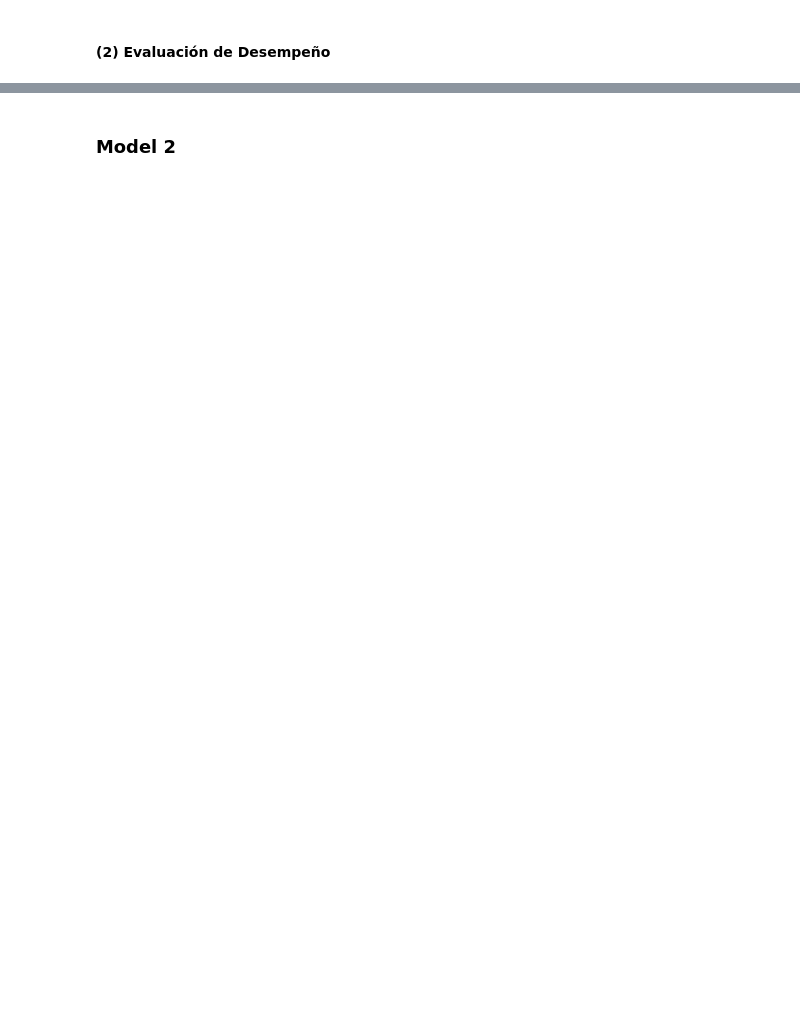
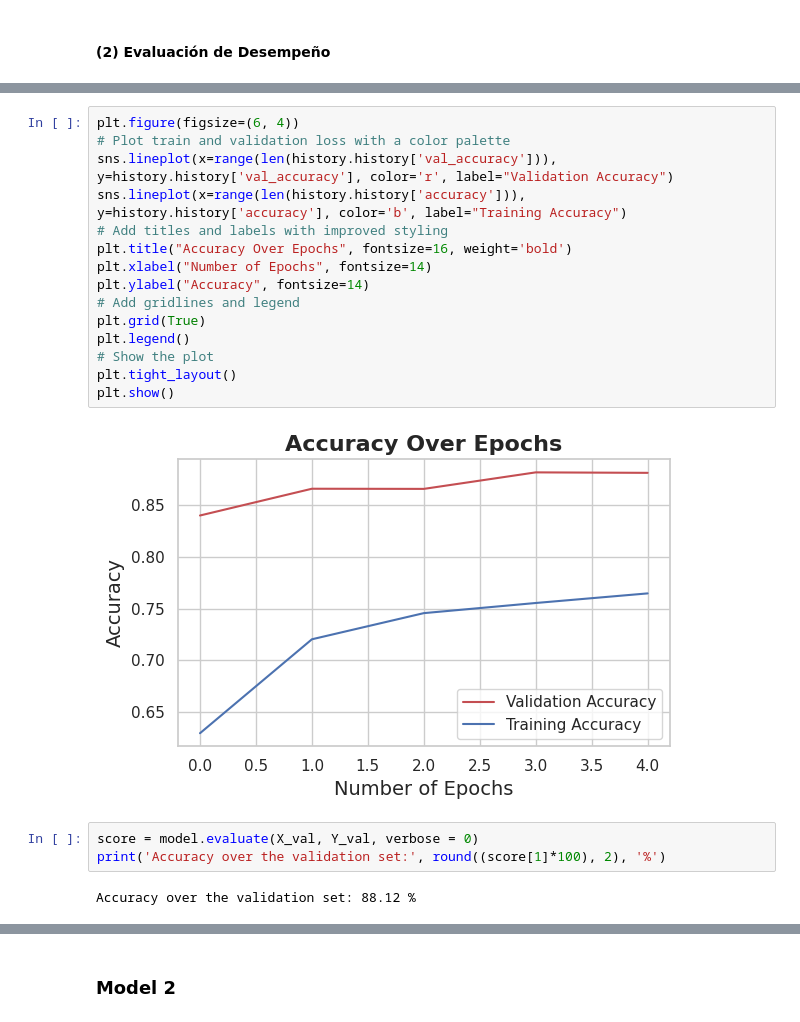
Before and after one commit to Andrea-gt/cnn-recognition, a Jupyter notebook: cnn_recognition.ipynb, the cells around one changed output, grey strips where cells are left out. Cells and saved outputs as stored; diff of their text form; blank space fills up the shorter version.

Commit message:
feat: Second CNN Model

```diff
--- a/cnn_recognition.ipynb
+++ b/cnn_recognition.ipynb
@@ -498,3 +498,25 @@ plt.show()
+# %%
+plt.figure(figsize=(6, 4))
+# Plot train and validation loss with a color palette
+sns.lineplot(x=range(len(history.history['val_accuracy'])), y=history.history['val_accuracy'], color='r', label="Validation Accuracy")
+sns.lineplot(x=range(len(history.history['accuracy'])), y=history.history['accuracy'], color='b', label="Training Accuracy")
+# Add titles and labels with improved styling
+plt.title("Accuracy Over Epochs", fontsize=16, weight='bold')
+plt.xlabel("Number of Epochs", fontsize=14)
+plt.ylabel("Accuracy", fontsize=14)
+# Add gridlines and legend
+plt.grid(True)
+plt.legend()
+# Show the plot
+plt.tight_layout()
+plt.show()
+# %% [output]
+[figure, added]
+# %%
+score = model.evaluate(X_val, Y_val, verbose = 0)
+print('Accuracy over the validation set:', round((score[1]*100), 2), '%')
+# %% [output]
+Accuracy over the validation set: 88.12 %
 # %%
 from sklearn.metrics import confusion_matrix
 
```
Also changed, not shown: parts of 17 cells of this notebook.
